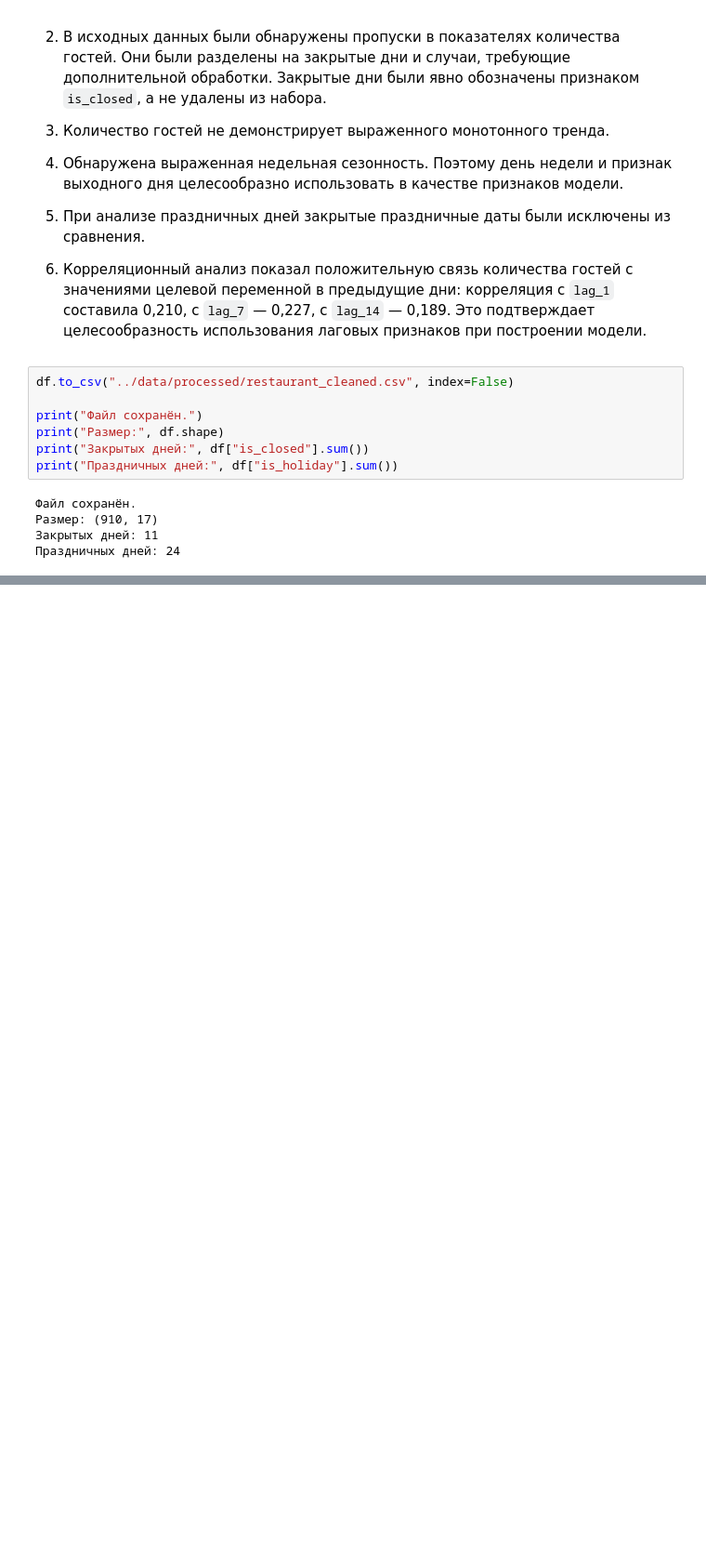
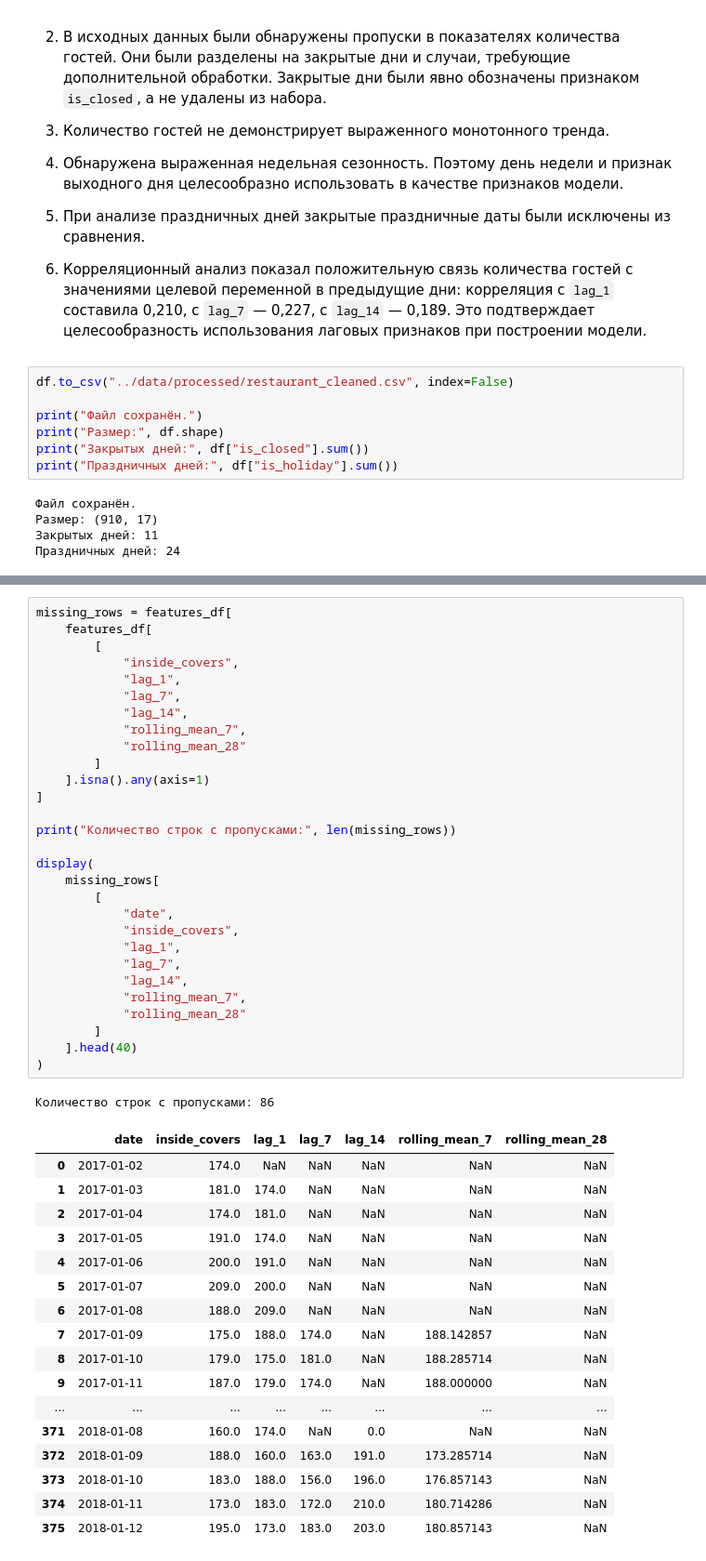
Before and after one commit to Yablontseva/coperto-forecast, a Jupyter notebook: notebooks/01_eda.ipynb, the cells around one changed output, grey strips where cells are left out. Shown at 93% size. Drawn from its saved outputs; the diff is of its cells as text; blank space fills up the shorter version.

```diff
--- a/notebooks/01_eda.ipynb
+++ b/notebooks/01_eda.ipynb
@@ -800,0 +988,48 @@ print("Праздничных дней:", df["is_holiday"].sum())
+# %%
+missing_rows = features_df[
+    features_df[
+        [
+            "inside_covers",
+            "lag_1",
+            "lag_7",
+            "lag_14",
+            "rolling_mean_7",
+            "rolling_mean_28"
+        ]
+    ].isna().any(axis=1)
+]
+
+print("Количество строк с пропусками:", len(missing_rows))
+
+display(
+    missing_rows[
+        [
+            "date",
+            "inside_covers",
+            "lag_1",
+            "lag_7",
+            "lag_14",
+            "rolling_mean_7",
+            "rolling_mean_28"
+        ]
+    ].head(40)
+)
+# %% [output]
+Количество строк с пропусками: 86
+|  | date | inside_covers | lag_1 | lag_7 | lag_14 | rolling_mean_7 | rolling_mean_28 |
+| 0 | 2017-01-02 | 174.0 | NaN | NaN | NaN | NaN | NaN |
+| 1 | 2017-01-03 | 181.0 | 174.0 | NaN | NaN | NaN | NaN |
+| 2 | 2017-01-04 | 174.0 | 181.0 | NaN | NaN | NaN | NaN |
+| 3 | 2017-01-05 | 191.0 | 174.0 | NaN | NaN | NaN | NaN |
+| 4 | 2017-01-06 | 200.0 | 191.0 | NaN | NaN | NaN | NaN |
+| 5 | 2017-01-07 | 209.0 | 200.0 | NaN | NaN | NaN | NaN |
+| 6 | 2017-01-08 | 188.0 | 209.0 | NaN | NaN | NaN | NaN |
+| 7 | 2017-01-09 | 175.0 | 188.0 | 174.0 | NaN | 188.142857 | NaN |
+| 8 | 2017-01-10 | 179.0 | 175.0 | 181.0 | NaN | 188.285714 | NaN |
+| 9 | 2017-01-11 | 187.0 | 179.0 | 174.0 | NaN | 188.000000 | NaN |
+| ... | ... | ... | ... | ... | ... | ... | ... |
+| 371 | 2018-01-08 | 160.0 | 174.0 | NaN | 0.0 | NaN | NaN |
+| 372 | 2018-01-09 | 188.0 | 160.0 | 163.0 | 191.0 | 173.285714 | NaN |
+| 373 | 2018-01-10 | 183.0 | 188.0 | 156.0 | 196.0 | 176.857143 | NaN |
+| 374 | 2018-01-11 | 173.0 | 183.0 | 172.0 | 210.0 | 180.714286 | NaN |
+| 375 | 2018-01-12 | 195.0 | 173.0 | 183.0 | 203.0 | 180.857143 | NaN |
```
Also changed, not shown: parts of 19 cells of this notebook, 3 other files.
